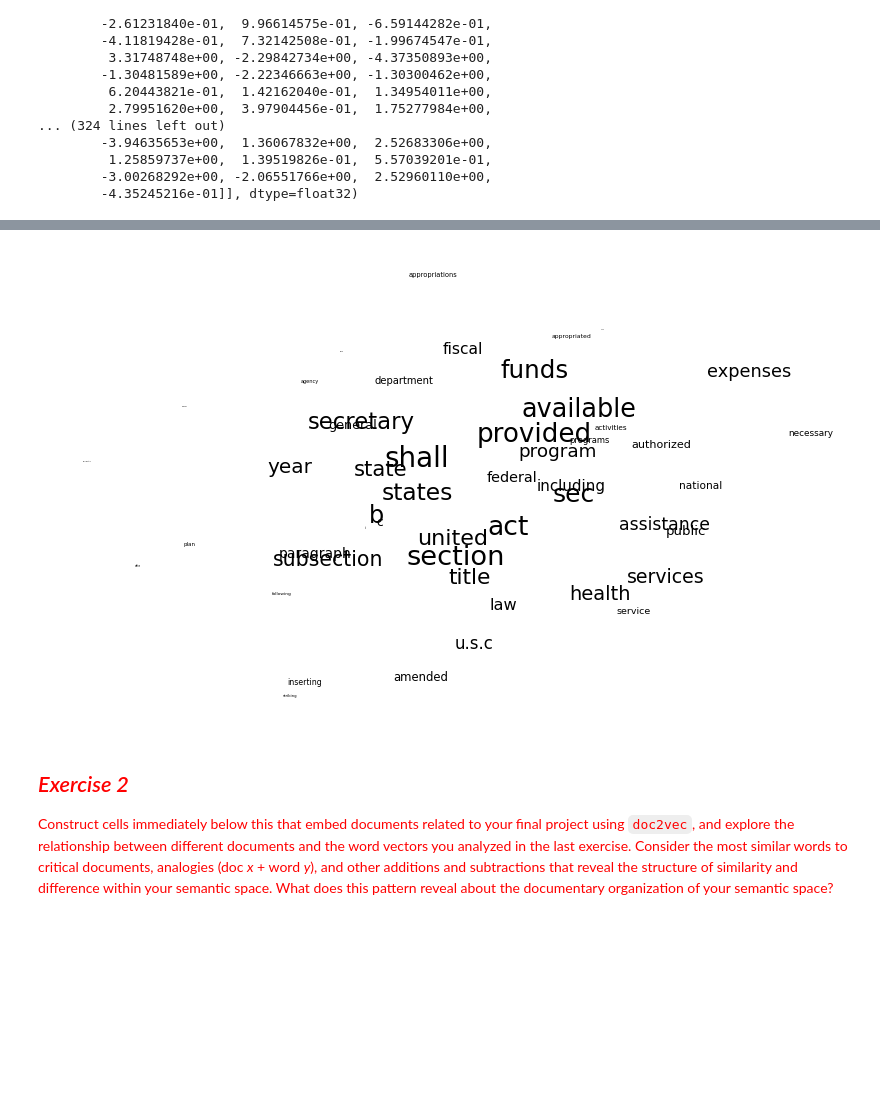
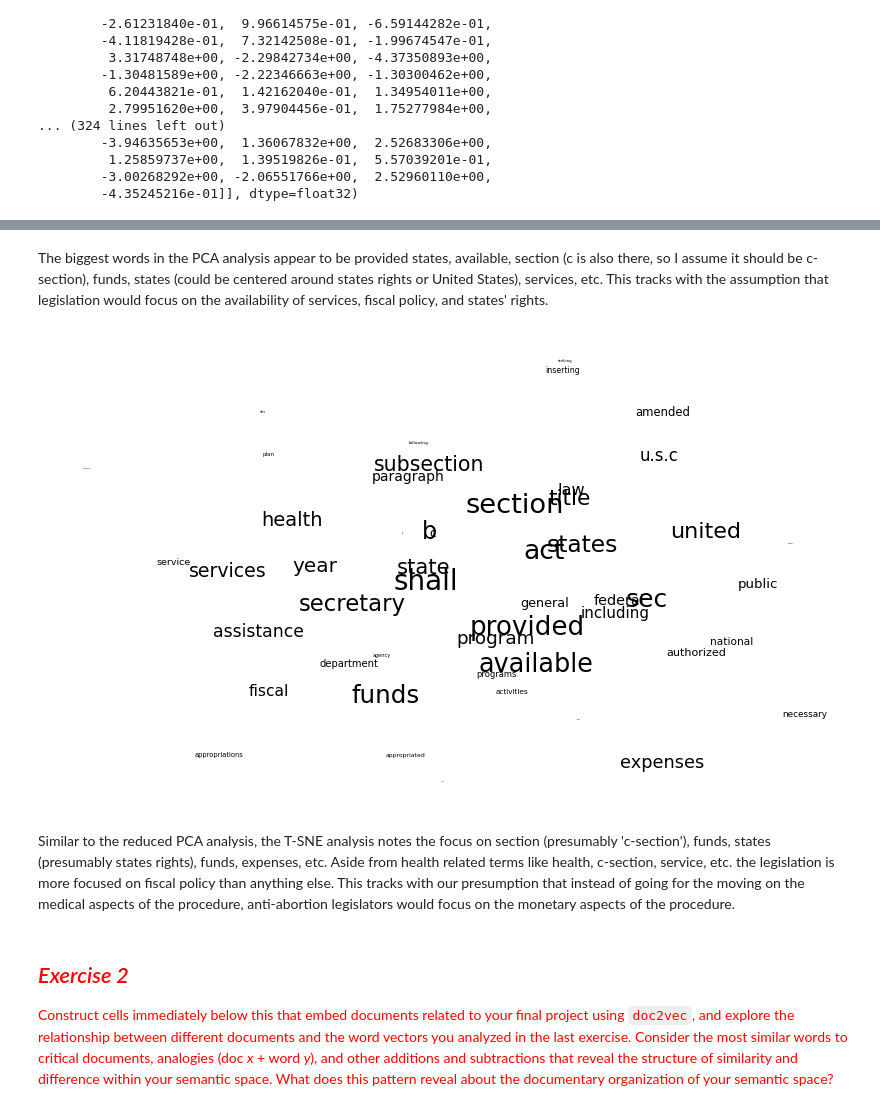
Before and after one commit to michplunkett/computational-content-analysis, a Jupyter notebook: 4-MichaelPlunkett-Answers.ipynb, the cells around one changed output, grey strips where cells are left out. Drawn from its saved outputs; the diff is of its cells as text; code cells hidden in the pictures; blank space fills up the shorter version.

```diff
--- a/4-MichaelPlunkett-Answers.ipynb
+++ b/4-MichaelPlunkett-Answers.ipynb
@@ -508,0 +504,24 @@ tsne_words = sklearn.manifold.TSNE(n_components=2).fit_transform(reduced_pca_dat
+# %%
+def plot_words(word_decompositions, t_words: [str] = target_words) -> None:
+    fig = plt.figure(figsize=(10, 6))
+    ax = fig.add_subplot(111)
+    ax.set_frame_on(False)
+    plt.scatter(
+        word_decompositions[:, 0], word_decompositions[:, 1], alpha=0
+    )  # Making the points invisible
+    for i, t_word in enumerate(t_words):
+        ax.annotate(
+            t_word,
+            (word_decompositions[:, 0][i], word_decompositions[:, 1][i]),
+            size=20 * (num_words - i) / num_words,
+        )
+    plt.xticks(())
+    plt.yticks(())
+    plt.show()
+
+
+# Do word analysis using reduced-PCA and T-SNE
+pca_words = sklearn.decomposition.PCA(n_components=num_words).fit(words_sub_matrix)
+reduced_pca_words = pca_words.transform(words_sub_matrix)
+# T-SNE is theoretically better, but you should experiment
+tsne_words = sklearn.manifold.TSNE(n_components=2).fit_transform(reduced_pca_words)
@@ -509,19 +533,21 @@ tsne_words = sklearn.manifold.TSNE(n_components=2).fit_transform(reduced_pca_dat
+# %% [markdown]
+The biggest words in the PCA analysis appear to be provided states, available,
+section (c is also there, so I assume it should be c-section), funds, states
+(could be centered around states rights or United States), services, etc.
+This tracks with the assumption that legislation would focus on the availability
+of services, fiscal policy, and states' rights.
 # %%
-fig = plt.figure(figsize=(10, 6))
-ax = fig.add_subplot(111)
-ax.set_frame_on(False)
-plt.scatter(tsne_words[:, 0], tsne_words[:, 1], alpha=0)  # Making the points invisible
-for i, word in enumerate(target_words):
-    ax.annotate(
-        word,
-        (tsne_words[:, 0][i], tsne_words[:, 1][i]),
-        size=20 * (num_words - i) / num_words,
-    )
-plt.xticks(())
-plt.yticks(())
-plt.show()
+# Create a word cloud of the T-SNE analysis
+plot_words(tsne_words)
 # %% [output]
-[figure, old version]
+[figure, new version]
+# %% [markdown]
+Similar to the reduced PCA analysis, the T-SNE analysis notes the focus on section (presumably
+'c-section'), funds, states (presumably states rights), funds, expenses, etc. Aside from health
+related terms like health, c-section, service, etc. the legislation is more focused on fiscal
+policy than anything else. This tracks with our presumption that instead of going for the moving on
+the medical aspects of the procedure, anti-abortion legislators would focus on the monetary aspects
+of the procedure.
 # %%
 # Do a visualization for PCA, interrogate critical words, look for analogies, what does pattern reveal about corpora, which visual generates the most insight and appears the most robust?
 # %% [markdown]
```
Also changed, not shown: parts of 2 cells of this notebook.
